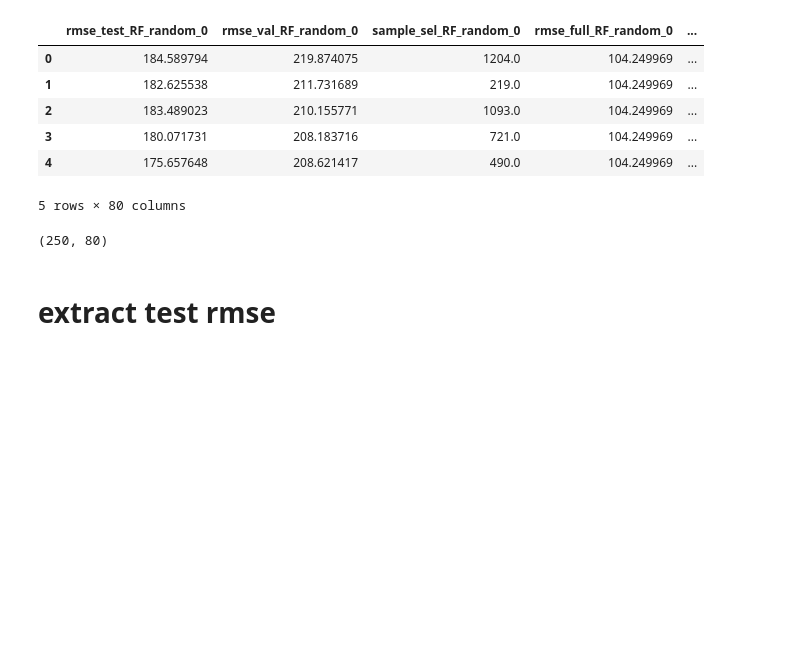
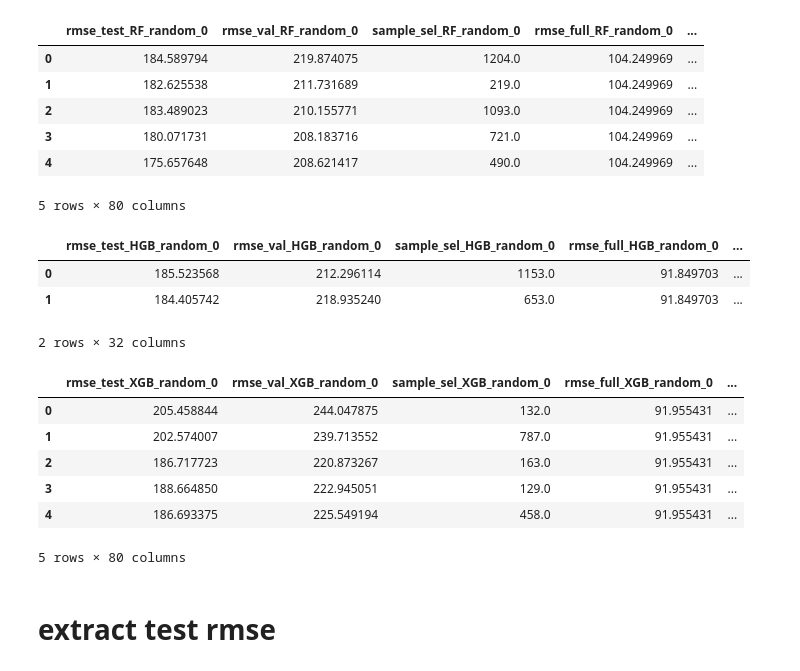
Before and after one commit to thegitrogmonster/Zamberger_thesis_AL2024, a Jupyter notebook: 04_Active_Learning/04_al_results_visualization.ipynb, the cells around one changed output. Drawn from its saved outputs; the diff is of its cells as text; code cells hidden in the pictures; blank space fills up the shorter version.

```diff
--- a/04_Active_Learning/04_al_results_visualization.ipynb
+++ b/04_Active_Learning/04_al_results_visualization.ipynb
@@ -110,14 +245,14 @@ data_krr.head()
 # load the data
 filename_pls = "al_results_PLSRegression'>.csv"
 
-data_pls = load_data(filename_pls)
+data_pls = load_data(filename_pls, TABLES_PATH)
 
 # rename the columns for better readability
 for col in data_pls.columns:
     # rename the columns
-    data_pls.rename(columns={col: col.replace('PLSRegression\'>', 'PLS')}, inplace=True)
+    data_pls.rename(columns={col: col.replace("PLSRegression'>", "PLS")}, inplace=True)
     # data_pls.drop(columns=['Unnamed: 0'], inplace=True)
-data_pls.drop(columns=['Unnamed: 0'], inplace=True)
+data_pls.drop(columns=["Unnamed: 0"], inplace=True)
 # data_pls.drop(columns=['Unnamed: 0'], inplace=True)
 data_pls.head()
 # %% [output]
@@ -155,15 +292,43 @@ data_rf.head()
 # load the data
 filename_hgb = "al_results_HistGradientBoostingRegressor'>_manual.csv"
 
-data_hgb = load_data(filename_hgb)
+data_hgb = load_data(filename_hgb, TABLES_PATH)
 
 # rename the columns for better readability
 for col in data_hgb.columns:
     # rename the columns
-    data_hgb.rename(columns={col: col.replace('al_results_HistGradientBoostingRegressor\'>', 'HGB')}, inplace=True)
+    data_hgb.rename(
+        columns={col: col.replace("HistGradientBoostingRegressor'>", "HGB")},
+        inplace=True,
+    )
+data_hgb.drop(columns=["Unnamed: 0"], inplace=True)
 
-# data_pls.drop(columns=['Unnamed: 0'], inplace=True)
-data_rf.shape
+data_hgb.head()
 # %% [output]
+|  | rmse_test_HGB_random_0 | rmse_val_HGB_random_0 | sample_sel_HGB_random_0 | rmse_full_HGB_random_0 | ... |
+| 0 | 185.523568 | 212.296114 | 1153.0 | 91.849703 | ... |
+| 1 | 184.405742 | 218.935240 | 653.0 | 91.849703 | ... |
-(250, 80)
+2 rows × 32 columns
+# %%
+# Import
+# load the data
+filename_xgb = "al_results_XGBRegressor'>.csv"
+
+data_xgb = load_data(filename_xgb, TABLES_PATH)
+
+# rename the columns for better readability
+for col in data_xgb.columns:
+    # rename the columns
+    data_xgb.rename(columns={col: col.replace("XGBRegressor'>", "XGB")}, inplace=True)
+
+data_xgb.drop(columns=["Unnamed: 0"], inplace=True)
+data_xgb.head()
+# %% [output]
+|  | rmse_test_XGB_random_0 | rmse_val_XGB_random_0 | sample_sel_XGB_random_0 | rmse_full_XGB_random_0 | ... |
+| 0 | 205.458844 | 244.047875 | 132.0 | 91.955431 | ... |
+| 1 | 202.574007 | 239.713552 | 787.0 | 91.955431 | ... |
+| 2 | 186.717723 | 220.873267 | 163.0 | 91.955431 | ... |
+| 3 | 188.664850 | 222.945051 | 129.0 | 91.955431 | ... |
+| 4 | 186.693375 | 225.549194 | 458.0 | 91.955431 | ... |
+5 rows × 80 columns
 # %%
```
Also changed, not shown: parts of 31 cells of this notebook.
